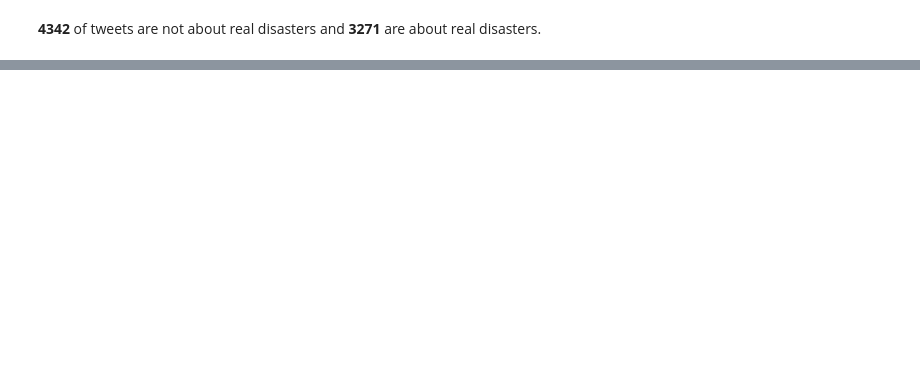
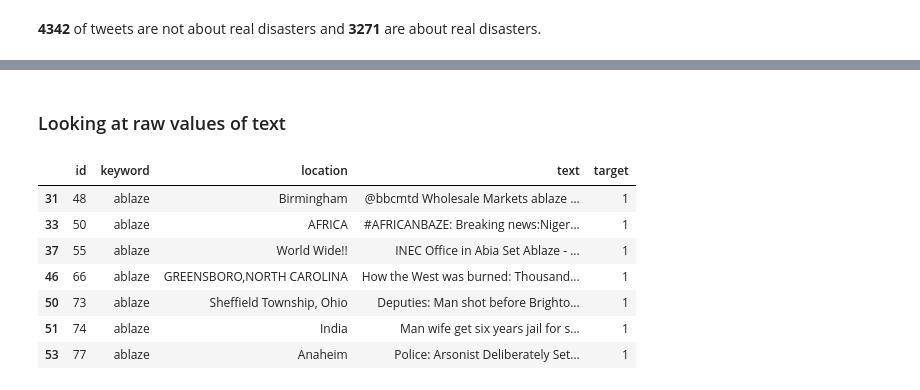
Before and after one commit to FJFard/NLP, a Jupyter notebook: Real or Not - NLP with Disaster Tweets.ipynb, the cells around one changed output, grey strips where cells are left out. Saved outputs shown, nothing was run; the diff lists cells and outputs as text; code cells hidden in the pictures; blank space fills up the shorter version.

```diff
--- a/Real or Not - NLP with Disaster Tweets.ipynb
+++ b/Real or Not - NLP with Disaster Tweets.ipynb
@@ -65,0 +108,16 @@ len(pd.unique(train_df.location))
+# %% [markdown]
+### Looking at raw values of text
+# %%
+pd.set_option('display.max_colwidth', -1)
+
+# display disaster rows when no column is null
+train_df[(train_df.target==1) & train_df.keyword.notna() & train_df.location.notna()][:7]
+# %% [output]
+|  | id | keyword | location | text | target |
+| 31 | 48 | ablaze | Birmingham | @bbcmtd Wholesale Markets ablaze ... | 1 |
+| 33 | 50 | ablaze | AFRICA | #AFRICANBAZE: Breaking news:Niger... | 1 |
+| 37 | 55 | ablaze | World Wide!! | INEC Office in Abia Set Ablaze - ... | 1 |
+| 46 | 66 | ablaze | GREENSBORO,NORTH CAROLINA | How the West was burned: Thousand... | 1 |
+| 50 | 73 | ablaze | Sheffield Township, Ohio | Deputies: Man shot before Brighto... | 1 |
+| 51 | 74 | ablaze | India | Man wife get six years jail for s... | 1 |
+| 53 | 77 | ablaze | Anaheim | Police: Arsonist Deliberately Set... | 1 |
```
Also changed, not shown: parts of 37 cells of this notebook, 1 other file.
